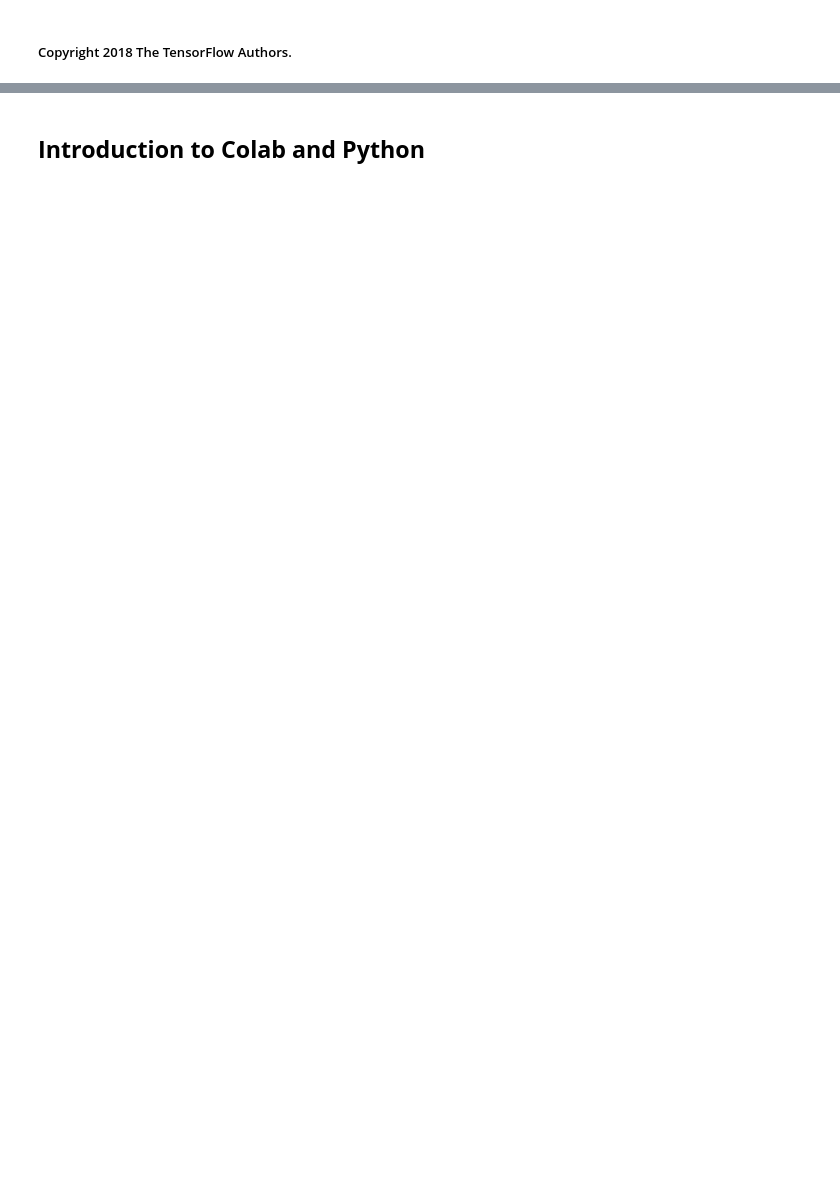
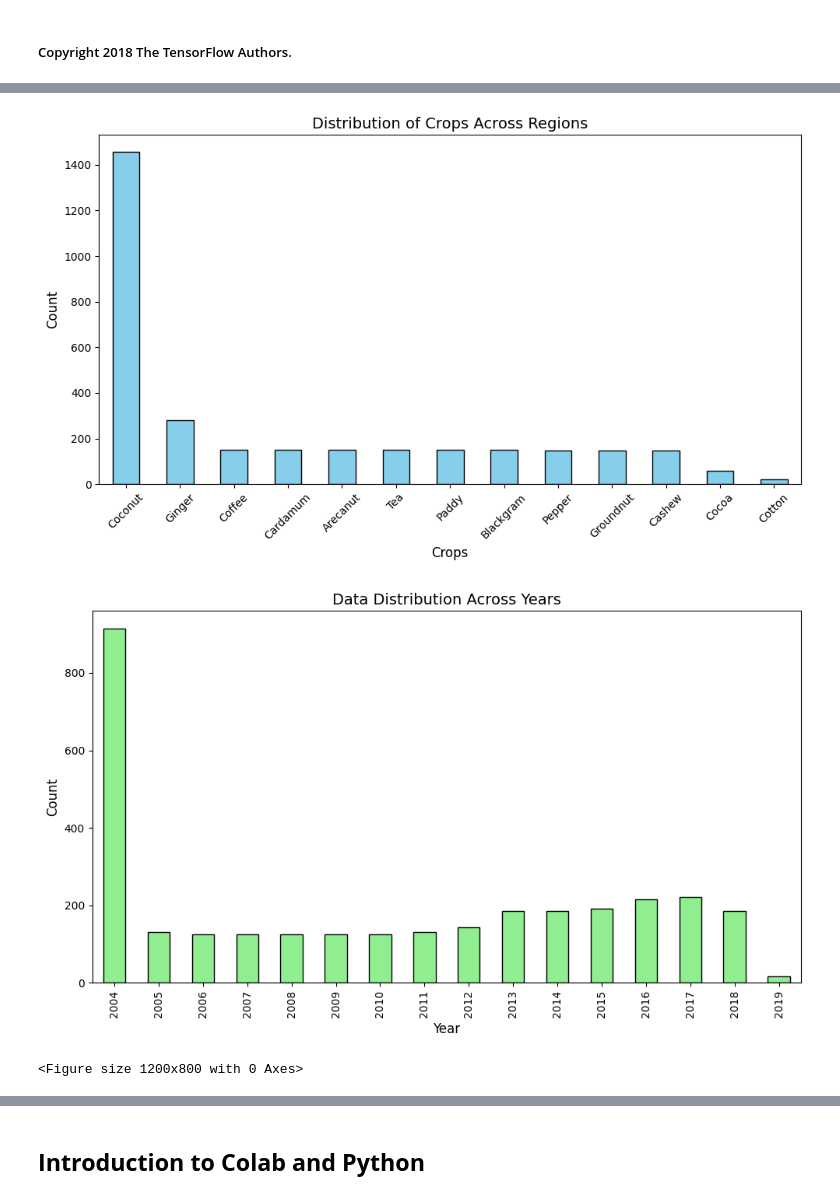
Before and after one commit to amirali0840/examples, a Jupyter notebook: courses/udacity_intro_to_tensorflow_for_deep_learning/l01c01_introduction_to_colab_and_python.ipynb, the cells around one changed output, grey strips where cells are left out. Drawn from its saved outputs; the diff is of its cells as text; code cells hidden in the pictures; blank space fills up the shorter version.

```diff
--- a/courses/udacity_intro_to_tensorflow_for_deep_learning/l01c01_introduction_to_colab_and_python.ipynb
+++ b/courses/udacity_intro_to_tensorflow_for_deep_learning/l01c01_introduction_to_colab_and_python.ipynb
@@ -110,0 +5,72 @@ R2 Score: 0.5319739998689001
+# %%
+import pandas as pd
+import matplotlib.pyplot as plt
+
+# Load the dataset
+data = pd.read_csv("data_season.csv")
+
+# Summary of the dataset
+print("Dataset Info:")
+print(data.info())
+print("\nFirst 5 rows of the dataset:")
+print(data.head())
+
+# Crop distribution
+crop_distribution = data["Crops"].value_counts()
+
+# Distribution of data by year
+yearly_distribution = data["Year"].value_counts().sort_index()
+
+# Crop distribution across regions
+location_crop_distribution = data.groupby("Location")["Crops"].value_counts().unstack(fill_value=0)
+
+# Trends in yields and prices over years
+yearly_trends = data.groupby("Year")[["yeilds", "price"]].mean()
+
+# Plot crop distribution
+plt.figure(figsize=(10, 6))
+crop_distribution.plot(kind="bar", color="skyblue", edgecolor="black")
+plt.title("Distribution of Crops Across Regions", fontsize=14)
+plt.xlabel("Crops", fontsize=12)
+plt.ylabel("Count", fontsize=12)
+plt.xticks(rotation=45)
+plt.tight_layout()
+plt.show()
+
+# Plot yearly distribution
+plt.figure(figsize=(10, 6))
+yearly_distribution.plot(kind="bar", color="lightgreen", edgecolor="black")
+plt.title("Data Distribution Across Years", fontsize=14)
+plt.xlabel("Year", fontsize=12)
+plt.ylabel("Count", fontsize=12)
+plt.tight_layout()
+plt.show()
+
+# Plot crop distribution across locations
+plt.figure(figsize=(12, 8))
+location_crop_distribution.plot(kind="bar", stacked=True, figsize=(12, 8), cmap="tab20", edgecolor="black")
+plt.title("Crop Distribution Across Locations", fontsize=14)
+plt.xlabel("Location", fontsize=12)
+plt.ylabel("Count", fontsize=12)
+plt.legend(title="Crops", bbox_to_anchor=(1.05, 1), loc="upper left")
+plt.tight_layout()
+plt.show()
+
+# Plot yearly trends for yields and prices
+plt.figure(figsize=(10, 6))
+yearly_trends["yeilds"].plot(label="Average Yield", color="blue", linewidth=2)
+yearly_trends["price"].plot(label="Average Price", color="green", linewidth=2)
+plt.title("Yearly Trends of Yields and Prices", fontsize=14)
+plt.xlabel("Year", fontsize=12)
+plt.ylabel("Values", fontsize=12)
+plt.legend()
+plt.grid(True)
+plt.tight_layout()
+plt.show()
+
+print("Crop Distribution Across Locations:")
+print(location_crop_distribution)
+
+print("\nYearly Trends of Yields and Prices:")
+print(yearly_trends)
+# %% [output]
@@ -110,0 +94,3 @@ R2 Score: 0.5319739998689001
+[figure, added]
+[figure, added]
+<Figure size 1200x800 with 0 Axes>
```
Also changed, not shown: parts of 2 cells of this notebook.
